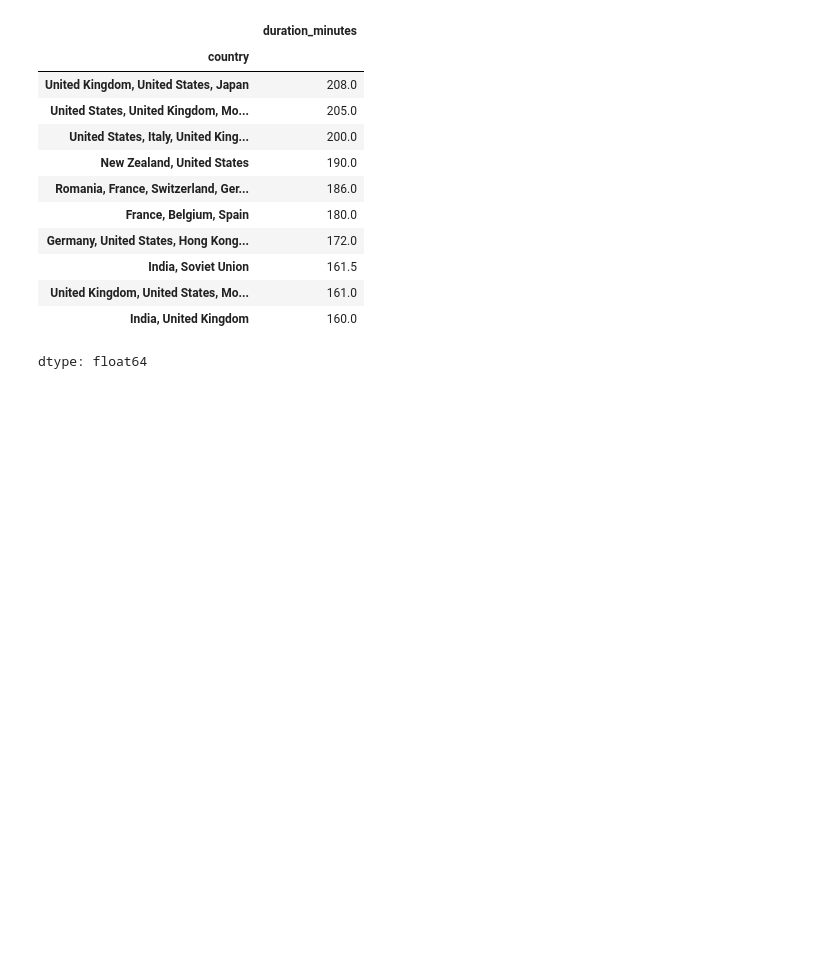
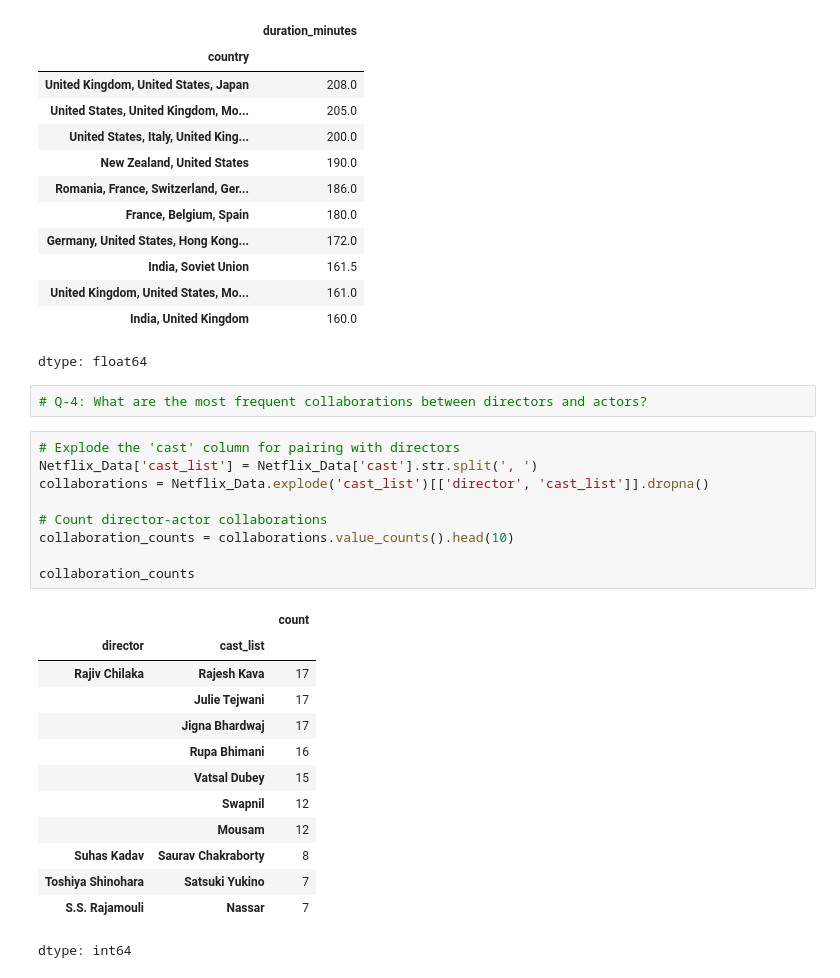
Before and after one commit to raju1207/Netflix-Data-Analysis, a Jupyter notebook: Netflix_Data_Analysis.ipynb, the cells around one changed output. Saved outputs shown, nothing was run; the diff lists cells and outputs as text; blank space fills up the shorter version.

```diff
--- a/Netflix_Data_Analysis.ipynb
+++ b/Netflix_Data_Analysis.ipynb
@@ -116,3 +116,28 @@ See the caveats in the documentation: https://pandas.pydata.org/pandas-docs/stab
 | United Kingdom, United States, Mo... | 161.0 |
 | India, United Kingdom | 160.0 |
 dtype: float64
+# %%
+# Q-4: What are the most frequent collaborations between directors and actors?
+# %%
+# Explode the 'cast' column for pairing with directors
+Netflix_Data['cast_list'] = Netflix_Data['cast'].str.split(', ')
+collaborations = Netflix_Data.explode('cast_list')[['director', 'cast_list']].dropna()
+
+# Count director-actor collaborations
+collaboration_counts = collaborations.value_counts().head(10)
+
+collaboration_counts
+# %% [output]
+|  |  | count |
+| director | cast_list |  |
+| Rajiv Chilaka | Rajesh Kava | 17 |
+|  | Julie Tejwani | 17 |
+|  | Jigna Bhardwaj | 17 |
+|  | Rupa Bhimani | 16 |
+|  | Vatsal Dubey | 15 |
+|  | Swapnil | 12 |
+|  | Mousam | 12 |
+| Suhas Kadav | Saurav Chakraborty | 8 |
+| Toshiya Shinohara | Satsuki Yukino | 7 |
+| S.S. Rajamouli | Nassar | 7 |
+dtype: int64
```
